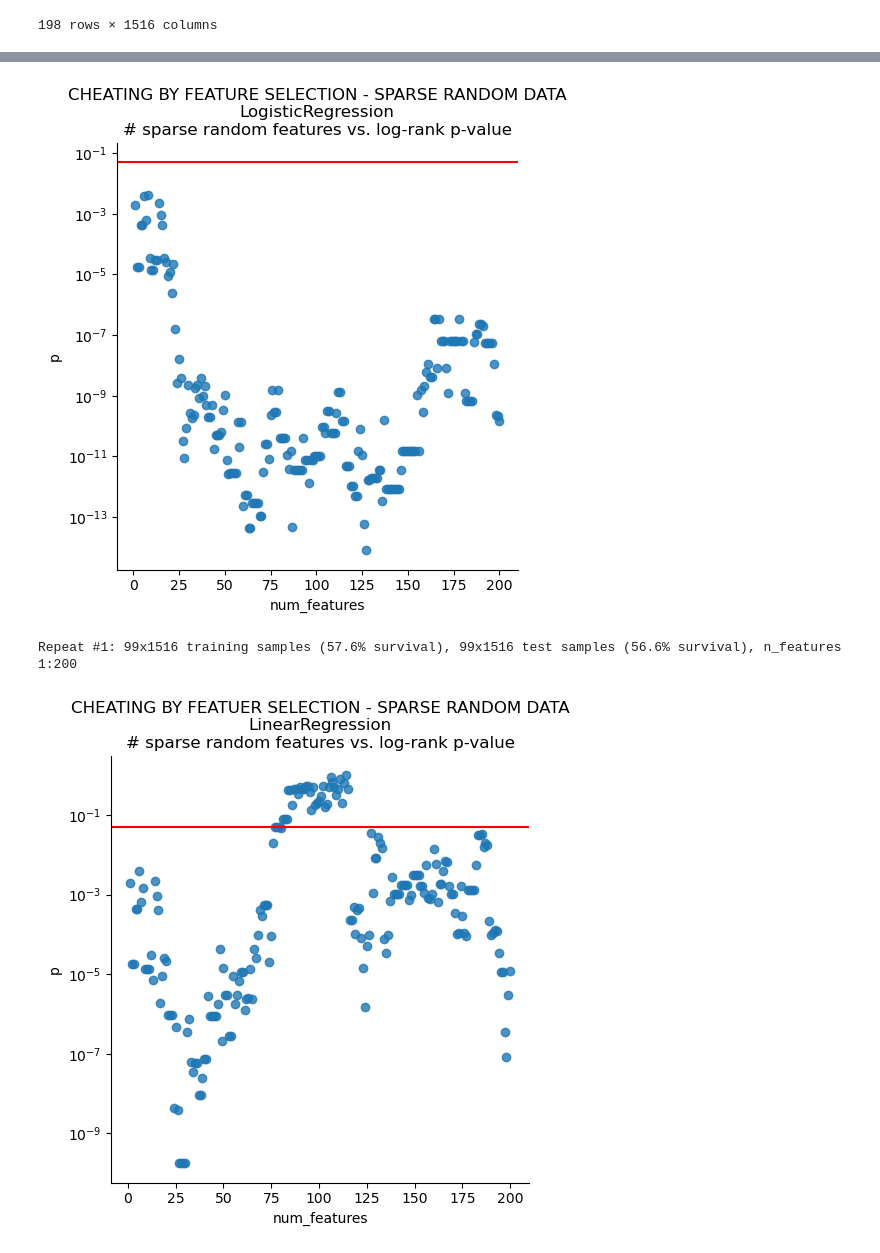
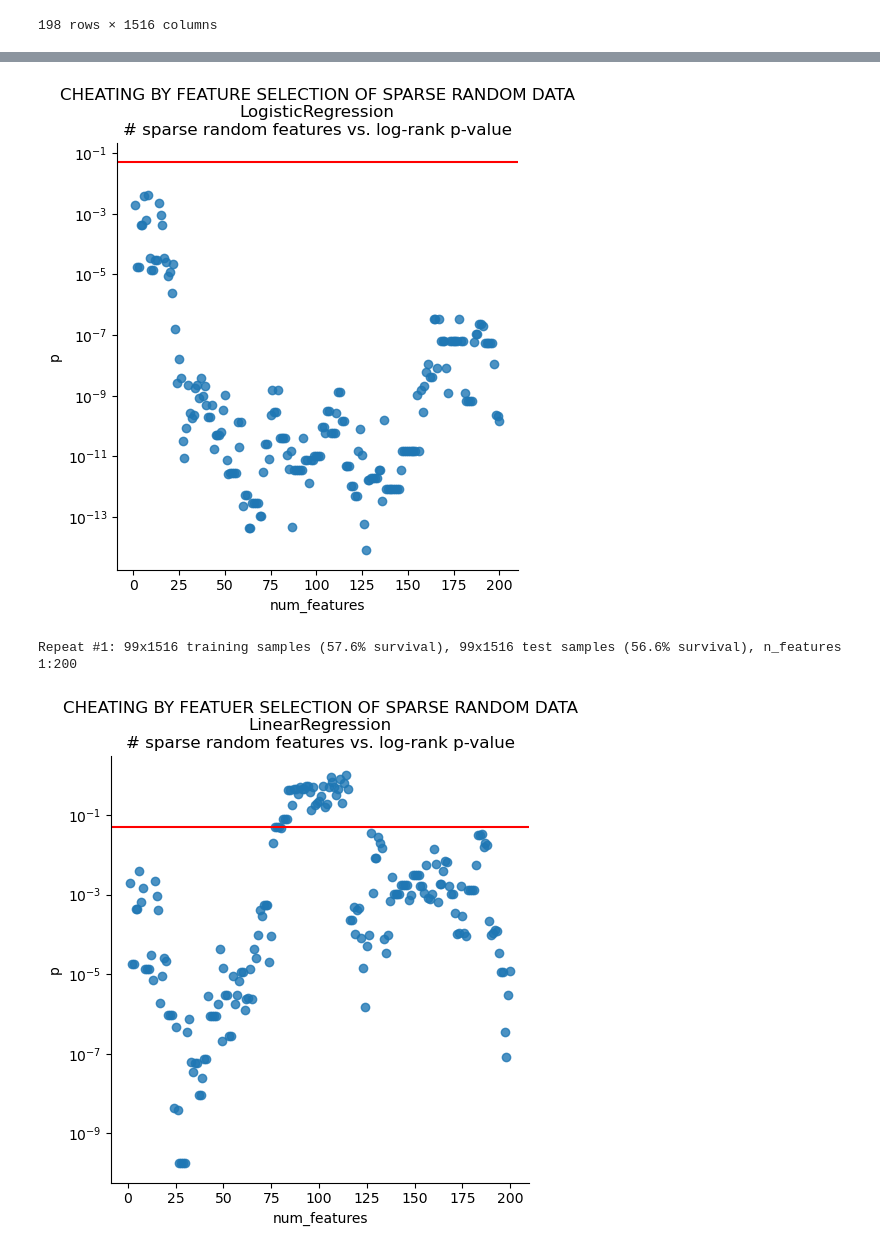
Before and after one commit to iskandr/bcb731, a Jupyter notebook: notebooks/3 - cheating by feature selection.ipynb, the cells around one changed output, grey strips where cells are left out. Drawn from its saved outputs; the diff is of its cells as text; code cells hidden in the pictures.

```diff
--- a/notebooks/3 - cheating by feature selection.ipynb
+++ b/notebooks/3 - cheating by feature selection.ipynb
@@ -86,7 +86,7 @@ for s in cohort_names:
     neoag_dataframes.append(df)
 
 df_neoag = pd.concat(neoag_dataframes);
-df_neoag
+df_neoag.set_index("MUTATION_ID")
 # %% [output]
 Loading neoantigens data for VanAllen...
 Loading neoantigens data for Snyder...
@@ -1049,26 +1053,26 @@ Repeat #1: 99x1516 training samples (57.6% survival), 99x1516 test samples (56.6
 # %%
 sns.lmplot(data=metrics, x="num_features", y="p", fit_reg=False)
 plt.axhline(y=0.05, color='r', linestyle='-')
-plt.title("CHEATING BY FEATURE SELECTION - SPARSE RANDOM DATA\nLogisticRegression\n# sparse random features vs. log-rank p-value")
+plt.title("CHEATING BY FEATURE SELECTION OF SPARSE RANDOM DATA\nLogisticRegression\n# sparse random features vs. log-rank p-value")
 plt.yscale('log')
 plt.savefig('num-sparse-random-features-vs-p-value.png')
 # %% [output]
-[figure, old version]
+[figure, new version]
 # %%
 # what if we make extremely simple: linear regression!
 from sklearn.linear_model import Lasso, LinearRegression
 
 metrics, df_yes, df_no = evaluate_model(
     # make X a random binary vector the same shape as the original features
     df_survival=df_join,
     features=df_random,
     predictor=LinearRegression())
 
 sns.lmplot(data=metrics, x="num_features", y="p", fit_reg=False)
 plt.axhline(y=0.05, color='r', linestyle='-')
-plt.title("CHEATING BY FEATUER SELECTION - SPARSE RANDOM DATA\nLinearRegression\n# sparse random features vs. log-rank p-value")
+plt.title("CHEATING BY FEATUER SELECTION OF SPARSE RANDOM DATA\nLinearRegression\n# sparse random features vs. log-rank p-value")
 plt.yscale('log')
 plt.savefig('num-sparse-random-features-vs-p-value-linear-regression.png')
 # %% [output]
 Repeat #1: 99x1516 training samples (57.6% survival), 99x1516 test samples (56.6% survival), n_features 1:200
-[figure, old version]
+[figure, new version]
```
Also changed, not shown: parts of 63 cells of this notebook, 2 other files.
